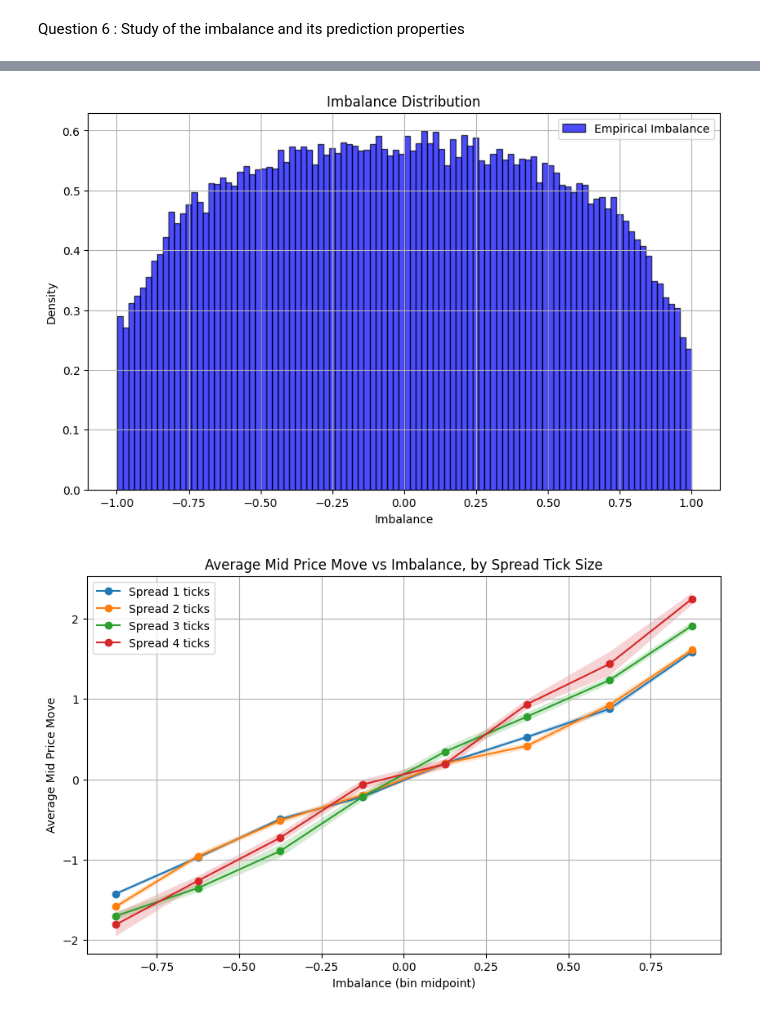
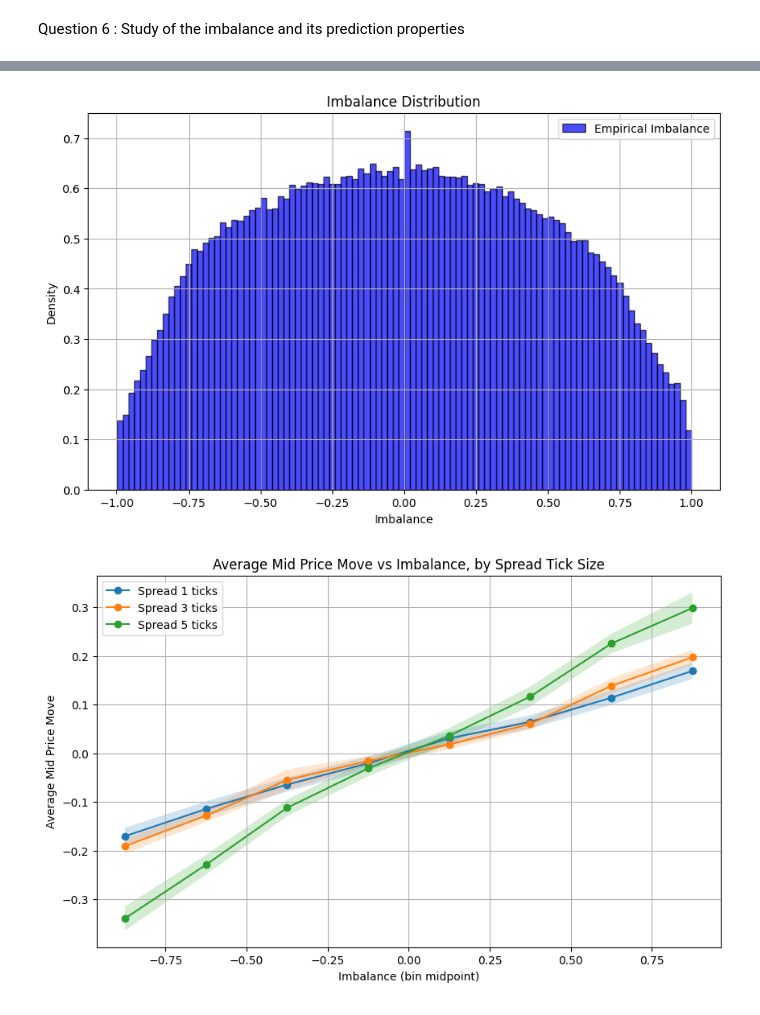
Before and after one commit to ethantrentin/High-Frequency-Data-Limit-Order-Books, a Jupyter notebook: DHF-LAB1-BOISTARD-ROCHE-TRENTIN.ipynb, the cells around one changed output, grey strips where cells are left out. Drawn from its saved outputs; the diff is of its cells as text; code cells hidden in the pictures.

```diff
--- a/DHF-LAB1-BOISTARD-ROCHE-TRENTIN.ipynb
+++ b/DHF-LAB1-BOISTARD-ROCHE-TRENTIN.ipynb
@@ -518,7 +518,6 @@ Question 6 : Study of the imbalance and its prediction properties
 # %%
 # Question 6
 df_q6 = filename_df.copy()
-df_q6 = df_q6[df_q6['etype'].isin(['T'])]
 df_q6['imbalance'] = (df_q6['bq0'] - df_q6['aq0']) / (df_q6['aq0'] +
                                                       df_q6['bq0'])
 print(df_q6.loc[df_q6['eqty']<0])
@@ -540,7 +553,7 @@ plt.legend()
 plt.grid(True)
 plt.show()
 # %% [output]
-[figure, old version]
+[figure, new version]
 # %%
 bins = numpy.arange(-1.0,1.01, 0.25)
 df_q6['imbalance_group'] = pd.cut(df_q6['imbalance'], bins=bins)
@@ -555,34 +568,34 @@ std_mid_price_move = (
     df_q6.groupby(['imbalance_group',
 'spread_tick_size'], observed=False)
     ['mid_price_move'].std()
 )
 
 df_pivot_mean = average_mid_price_move.unstack('spread_tick_size')
 df_pivot_std  = std_mid_price_move.unstack('spread_tick_size')
 
 plt.figure(figsize=(10, 6))
 
-spreads_to_plot = [1, 2, 3, 4]
+spreads_to_plot = [1, 3, 5]
 
 for spread in spreads_to_plot:
     mean_series = df_pivot_mean[spread].dropna()
     std_series  = df_pivot_std[spread].dropna()
 
     x_values = [interval.mid for interval in mean_series.index]
     y_values = mean_series.values
     y_errors = std_series.values
 
     plt.plot(x_values, y_values, marker='o', label=f"Spread {spread} ticks")
     plt.fill_between(x_values,
-                     y_values - 0.01*y_errors,
-                     y_values + 0.01*y_errors,
+                     y_values - 0.02*y_errors,
+                     y_values + 0.02*y_errors,
                      alpha=0.2)
 
 plt.title('Average Mid Price Move vs Imbalance, by Spread Tick Size')
 plt.xlabel('Imbalance (bin midpoint)')
 plt.ylabel('Average Mid Price Move')
 plt.grid(True)
 plt.legend()
 plt.show()
 # %% [output]
-[figure, old version]
+[figure, new version]
```
Also changed, not shown: parts of 3 cells of this notebook.
